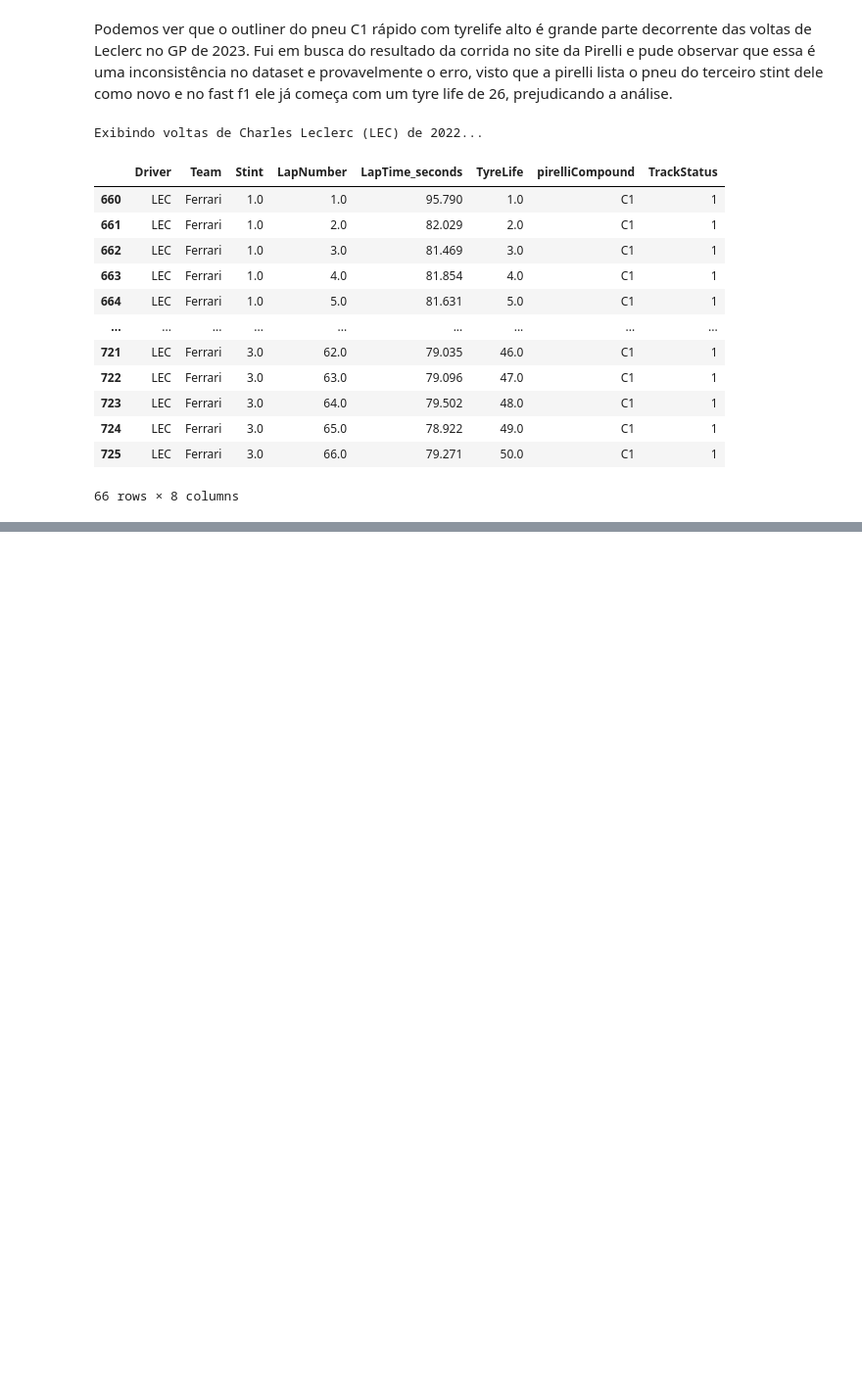
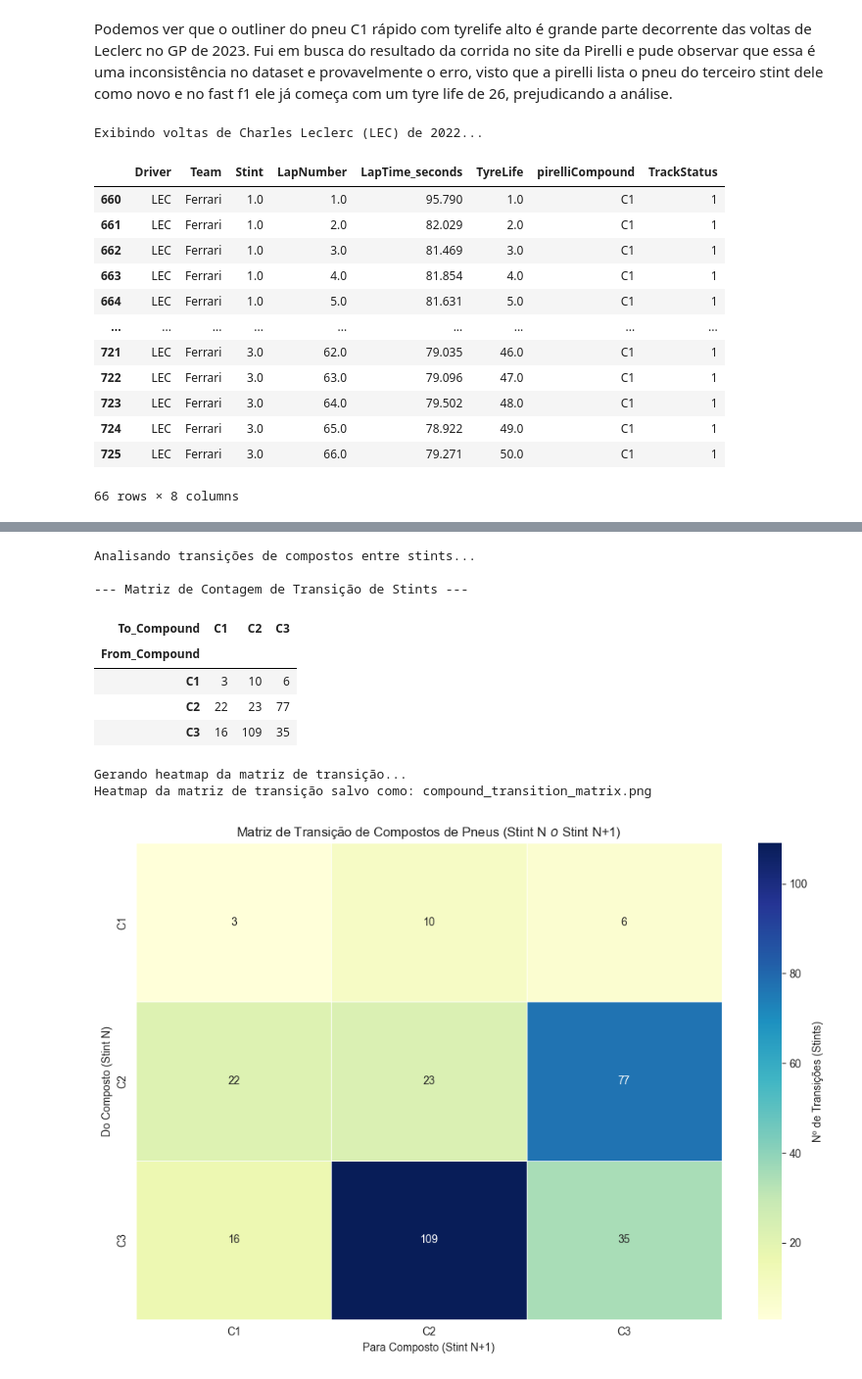
Before and after one commit to emipe09/TCC-Formula1, a Jupyter notebook: Scripts/EDA.ipynb, the cells around one changed output, grey strips where cells are left out. Shown at 98% size. Saved outputs shown, nothing was run; the diff lists cells and outputs as text; code cells hidden in the pictures; blank space fills up the shorter version.

```diff
--- a/Scripts/EDA.ipynb
+++ b/Scripts/EDA.ipynb
@@ -773,3 +899,69 @@ Exibindo voltas de Charles Leclerc (LEC) de 2022...
 66 rows × 8 columns
 # %% [markdown]
 ![Paradas do GP de 2023](1920_08-es23-pitstop-en.jpg)
+# %%
+print("Analisando transições de compostos entre stints...")
+
+try:
+
+    stint_df = laps_with_weather[
+        ['Year', 'Driver', 'Stint', 'pirelliCompound']
+    ].drop_duplicates()
+
+    stint_df = stint_df.sort_values(by=['Year', 'Driver', 'Stint'])
+
+    stint_df['To_Compound'] = stint_df.groupby(['Year', 'Driver'])['pirelliCompound'].shift(-1)
+
+    stint_df = stint_df.rename(columns={'pirelliCompound': 'From_Compound'})
+
+    transitions_df = stint_df.dropna(subset=['To_Compound'])
+
+    if transitions_df.empty:
+        print("Não foi possível encontrar dados de transição (múltiplos stints) no DataFrame.")
+    else:
+        transition_matrix = pd.crosstab(
+            transitions_df['From_Compound'],
+            transitions_df['To_Compound']
+        )
+
+        print("\n--- Matriz de Contagem de Transição de Stints ---")
+        display(transition_matrix)
+
+        print("\nGerando heatmap da matriz de transição...")
+        plt.figure(figsize=(10, 7))
+
+        ax = sns.heatmap(
+            transition_matrix,
+            annot=True,
+            fmt="d",
+            cmap="YlGnBu",
+            linewidths=.5,
+            cbar_kws={'label': 'Nº de Transições (Stints)'}
+        )
+
+        ax.set_title('Matriz de Transição de Compostos de Pneus (Stint N $\to$ Stint N+1)')
+        ax.set_xlabel('Para Composto (Stint N+1)')
+        ax.set_ylabel('Do Composto (Stint N)')
+        plt.tight_layout()
+
+        plot_filename = 'compound_transition_matrix.png'
+        plt.savefig(plot_filename)
+        print(f"Heatmap da matriz de transição salvo como: {plot_filename}")
+
+except NameError:
+    print("Erro: O DataFrame 'laps_with_weather_filtered' não foi encontrado.")
+    print("Por favor, execute a célula anterior que define este DataFrame.")
+except Exception as e:
+    print(f"Ocorreu um erro inesperado: {e}")
+# %% [output]
+Analisando transições de compostos entre stints...
+
+--- Matriz de Contagem de Transição de Stints ---
+| To_Compound | C1 | C2 | C3 |
+| From_Compound |  |  |  |
+| C1 | 3 | 10 | 6 |
+| C2 | 22 | 23 | 77 |
+| C3 | 16 | 109 | 35 |
+Gerando heatmap da matriz de transição...
+Heatmap da matriz de transição salvo como: compound_transition_matrix.png
+[figure, added]
```
Also changed, not shown: parts of 15 cells of this notebook, 17 other files.
